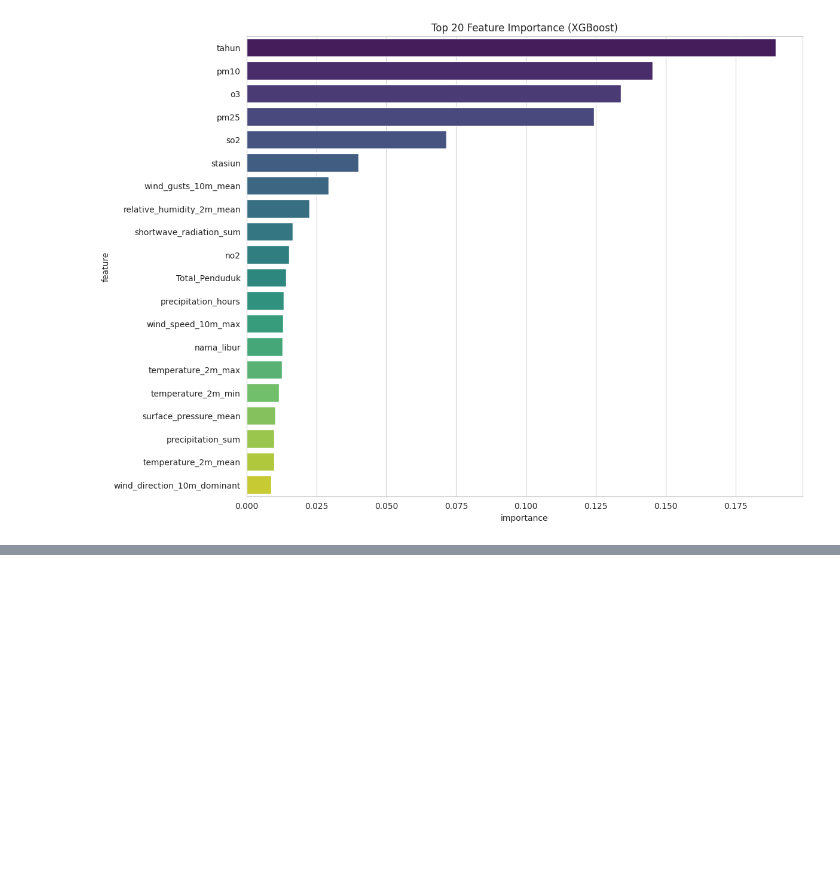
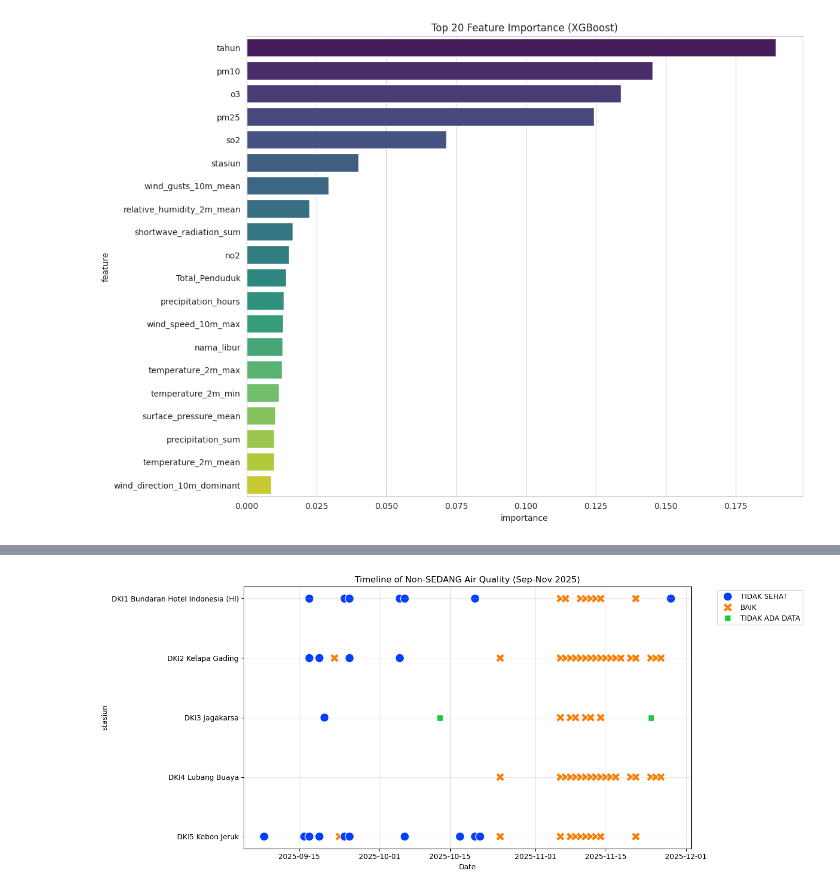
Before and after one commit to Fth87/lomba-arkavidia, a Jupyter notebook: EDA.ipynb, the cells around one changed output, grey strips where cells are left out. Saved outputs shown, nothing was run; the diff lists cells and outputs as text; code cells hidden in the pictures; blank space fills up the shorter version.

```diff
--- a/EDA.ipynb
+++ b/EDA.ipynb
@@ -342,0 +445,95 @@ See https://pandas.pydata.org/docs/user_guide/migration-3-strings.html#string-mi
+# %%
+# 4. Targeted Visualization for 2025 (Sep-Nov) - Non-SEDANG Category (Detailed Dates)
+import pandas as pd
+import matplotlib.pyplot as plt
+import seaborn as sns
+
+# Load specific dataset as requested
+file_path_ispu = 'dataset/data-indeks-standar-pencemar-udara-(ispu)-di-provinsi-dki-jakarta-komponen-data.csv'
+print(f"Loading data from: {file_path_ispu}")
+try:
+    df_ispu = pd.read_csv(file_path_ispu)
+
+    # 1. Preprocessing
+    # Ensure year is extracted correctly
+    df_ispu['year'] = df_ispu['periode_data'].astype(str).str[:4].astype(int)
+
+    # Convert Pollutant columns to numeric, handling N/A
+    numeric_cols = ['pm_sepuluh', 'pm_duakomalima']
+    for col in numeric_cols:
+        df_ispu[col] = pd.to_numeric(df_ispu[col], errors='coerce')
+
+    # 2. Filter Data
+    # Filter 1: Year 2025, Months 9, 10, 11
+    mask_time = (df_ispu['year'] == 2025) & (df_ispu['bulan'].isin([9, 10, 11]))
+    # Filter 2: Category is NOT 'SEDANG'
+    mask_cat = df_ispu['kategori'] != 'SEDANG'
+
+    df_target = df_ispu[mask_time & mask_cat].copy()
+
+    if not df_target.empty:
+        # Create a full date for plotting, handling invalid dates
+        df_target['full_date'] = pd.to_datetime(
+            df_target[['year', 'bulan', 'tanggal']].rename(columns={'bulan': 'month', 'tanggal': 'day'}),
+            errors='coerce'
+        )
+
+        # Drop invalid dates
+        df_target = df_target.dropna(subset=['full_date'])
+        df_target = df_target.sort_values(['stasiun', 'full_date'])
+        df_target['day_name'] = df_target['full_date'].dt.day_name()
+
+        print(f"\nFound {len(df_target)} valid records matching criteria.")
+
+        # 3. Detailed Data Table (Force showing all rows)
+        print("\n--- Detailed Records by Station ---")
+        with pd.option_context('display.max_rows', None):
+            display_cols = ['stasiun', 'full_date', 'day_name', 'kategori', 'pm_sepuluh', 'pm_duakomalima']
+            display(df_target[display_cols])
+
+        # 4. List Dates specifically per station for clarity
+        print("\n--- Date List by Station ---")
+        for station, group in df_target.groupby('stasiun'):
+            print(f"\nStation: {station}")
+            # Zip dates, categories, and day names for printing
+            dates = group['full_date'].dt.strftime('%Y-%m-%d').tolist()
+            days = group['day_name'].tolist()
+            cats = group['kategori'].tolist()
+
+            for i, (d, day, cat) in enumerate(zip(dates, days, cats), 1):
+                 print(f"{i}. {d} ({day}) - {cat}")
+
+        # 5. Visualizations
+        # Plot 1: Timeline Scatter
+        plt.figure(figsize=(14, 6))
+        sns.scatterplot(data=df_target, x='full_date', y='stasiun',
+                        hue='kategori', style='kategori',
+                        palette='bright', s=150)
+        plt.title("Timeline of Non-SEDANG Air Quality (Sep-Nov 2025)")
+        plt.xlabel("Date")
+        plt.grid(True, alpha=0.3)
+        plt.legend(bbox_to_anchor=(1.05, 1), loc='upper left')
+        plt.tight_layout()
+        plt.show()
+
+        # Plot 2: PM10 and PM2.5 Trends
+        df_long = df_target.melt(id_vars=['stasiun', 'full_date', 'kategori'],
+                                 value_vars=['pm_sepuluh', 'pm_duakomalima'],
+                                 var_name='Pollutant', value_name='Level')
+
+        plt.figure(figsize=(14, 6))
+        sns.lineplot(data=df_long, x='full_date', y='Level', hue='stasiun', style='Pollutant', markers=True, dashes=False)
+        plt.title("PM10 and PM2.5 Levels (Non-SEDANG Days)")
+        plt.xlabel("Date")
+        plt.ylabel("Concentration (µg/m³)")
+        plt.legend(bbox_to_anchor=(1.05, 1), loc='upper left')
+        plt.grid(True, alpha=0.3)
+        plt.tight_layout()
+        plt.show()
+
+    else:
+        print("\nNo data found for Year 2025, Months 9-11 with Category != 'SEDANG'.")
+
+except Exception as e:
+    print(f"Error: {e}")
+# %% [output]
@@ -342,0 +579 @@ See https://pandas.pydata.org/docs/user_guide/migration-3-strings.html#string-mi
+[figure, added]
```
Also changed, not shown: parts of 2 cells of this notebook, 18 other files.
